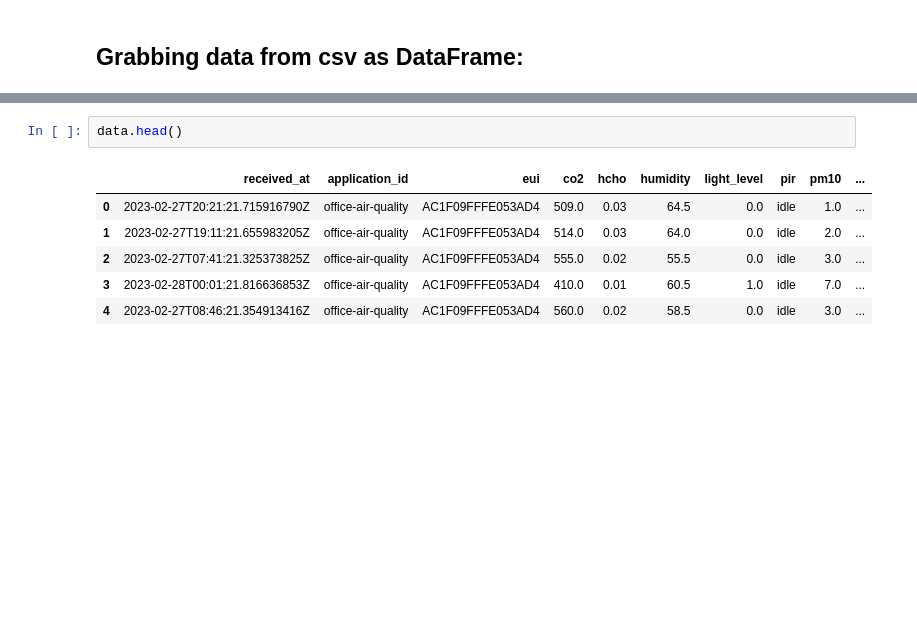
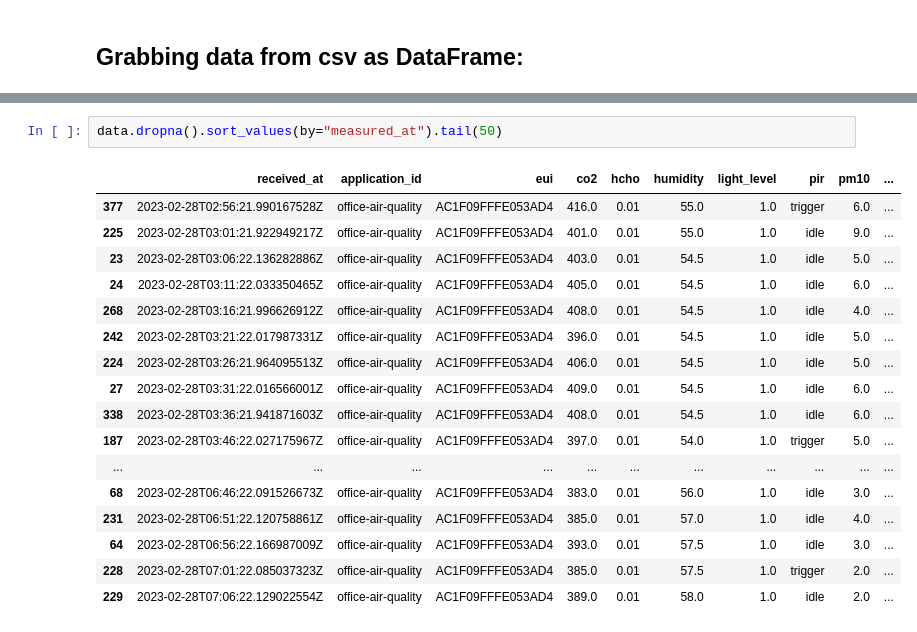
Before and after one commit to Hauteclere/emu_iot, a Jupyter notebook: example.ipynb, the cells around one changed output, grey strips where cells are left out. Drawn from its saved outputs; the diff is of its cells as text; blank space fills up the shorter version.

```diff
--- a/example.ipynb
+++ b/example.ipynb
@@ -177,12 +216,23 @@ conversion_dict = {
 }
 
 data = pd.DataFrame({ key: raw_data[val["column"]].apply(val["function"]) for key, val in conversion_dict.items() })
-# %%
-data.head()
-# %% [output]
-|  | received_at | application_id | eui | co2 | hcho | humidity | light_level | pir | pm10 | ... |
-| 0 | 2023-02-27T20:21:21.715916790Z | office-air-quality | AC1F09FFFE053AD4 | 509.0 | 0.03 | 64.5 | 0.0 | idle | 1.0 | ... |
-| 1 | 2023-02-27T19:11:21.655983205Z | office-air-quality | AC1F09FFFE053AD4 | 514.0 | 0.03 | 64.0 | 0.0 | idle | 2.0 | ... |
-| 2 | 2023-02-27T07:41:21.325373825Z | office-air-quality | AC1F09FFFE053AD4 | 555.0 | 0.02 | 55.5 | 0.0 | idle | 3.0 | ... |
-| 3 | 2023-02-28T00:01:21.816636853Z | office-air-quality | AC1F09FFFE053AD4 | 410.0 | 0.01 | 60.5 | 1.0 | idle | 7.0 | ... |
-| 4 | 2023-02-27T08:46:21.354913416Z | office-air-quality | AC1F09FFFE053AD4 | 560.0 | 0.02 | 58.5 | 0.0 | idle | 3.0 | ... |
+# %%
+data.dropna().sort_values(by="measured_at").tail(50)
+# %% [output]
+|  | received_at | application_id | eui | co2 | hcho | humidity | light_level | pir | pm10 | ... |
+| 377 | 2023-02-28T02:56:21.990167528Z | office-air-quality | AC1F09FFFE053AD4 | 416.0 | 0.01 | 55.0 | 1.0 | trigger | 6.0 | ... |
+| 225 | 2023-02-28T03:01:21.922949217Z | office-air-quality | AC1F09FFFE053AD4 | 401.0 | 0.01 | 55.0 | 1.0 | idle | 9.0 | ... |
+| 23 | 2023-02-28T03:06:22.136282886Z | office-air-quality | AC1F09FFFE053AD4 | 403.0 | 0.01 | 54.5 | 1.0 | idle | 5.0 | ... |
+| 24 | 2023-02-28T03:11:22.033350465Z | office-air-quality | AC1F09FFFE053AD4 | 405.0 | 0.01 | 54.5 | 1.0 | idle | 6.0 | ... |
+| 268 | 2023-02-28T03:16:21.996626912Z | office-air-quality | AC1F09FFFE053AD4 | 408.0 | 0.01 | 54.5 | 1.0 | idle | 4.0 | ... |
+| 242 | 2023-02-28T03:21:22.017987331Z | office-air-quality | AC1F09FFFE053AD4 | 396.0 | 0.01 | 54.5 | 1.0 | idle | 5.0 | ... |
+| 224 | 2023-02-28T03:26:21.964095513Z | office-air-quality | AC1F09FFFE053AD4 | 406.0 | 0.01 | 54.5 | 1.0 | idle | 5.0 | ... |
+| 27 | 2023-02-28T03:31:22.016566001Z | office-air-quality | AC1F09FFFE053AD4 | 409.0 | 0.01 | 54.5 | 1.0 | idle | 6.0 | ... |
+| 338 | 2023-02-28T03:36:21.941871603Z | office-air-quality | AC1F09FFFE053AD4 | 408.0 | 0.01 | 54.5 | 1.0 | idle | 6.0 | ... |
+| 187 | 2023-02-28T03:46:22.027175967Z | office-air-quality | AC1F09FFFE053AD4 | 397.0 | 0.01 | 54.0 | 1.0 | trigger | 5.0 | ... |
+| ... | ... | ... | ... | ... | ... | ... | ... | ... | ... | ... |
+| 68 | 2023-02-28T06:46:22.091526673Z | office-air-quality | AC1F09FFFE053AD4 | 383.0 | 0.01 | 56.0 | 1.0 | idle | 3.0 | ... |
+| 231 | 2023-02-28T06:51:22.120758861Z | office-air-quality | AC1F09FFFE053AD4 | 385.0 | 0.01 | 57.0 | 1.0 | idle | 4.0 | ... |
+| 64 | 2023-02-28T06:56:22.166987009Z | office-air-quality | AC1F09FFFE053AD4 | 393.0 | 0.01 | 57.5 | 1.0 | idle | 3.0 | ... |
+| 228 | 2023-02-28T07:01:22.085037323Z | office-air-quality | AC1F09FFFE053AD4 | 385.0 | 0.01 | 57.5 | 1.0 | trigger | 2.0 | ... |
+| 229 | 2023-02-28T07:06:22.129022554Z | office-air-quality | AC1F09FFFE053AD4 | 389.0 | 0.01 | 58.0 | 1.0 | idle | 2.0 | ... |
```
Also changed, not shown: parts of 7 cells of this notebook.
